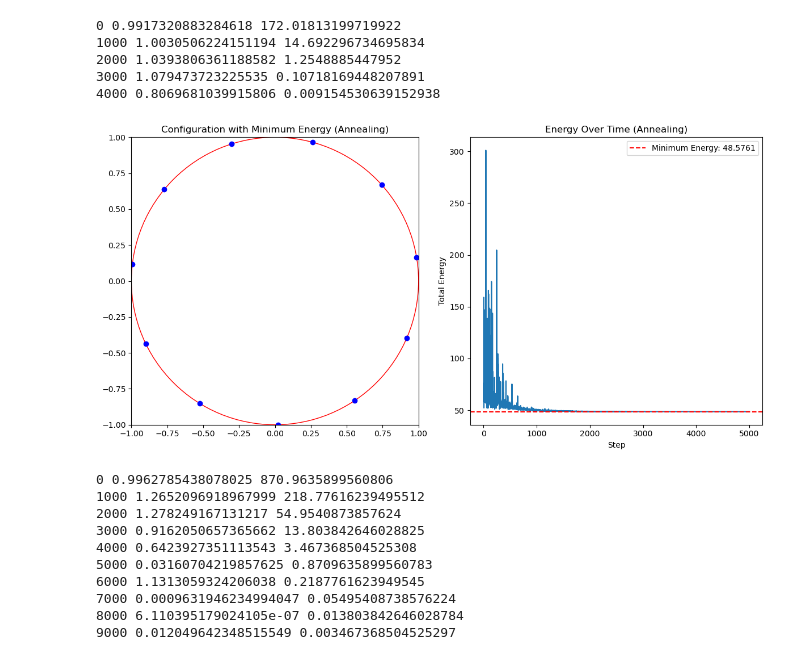
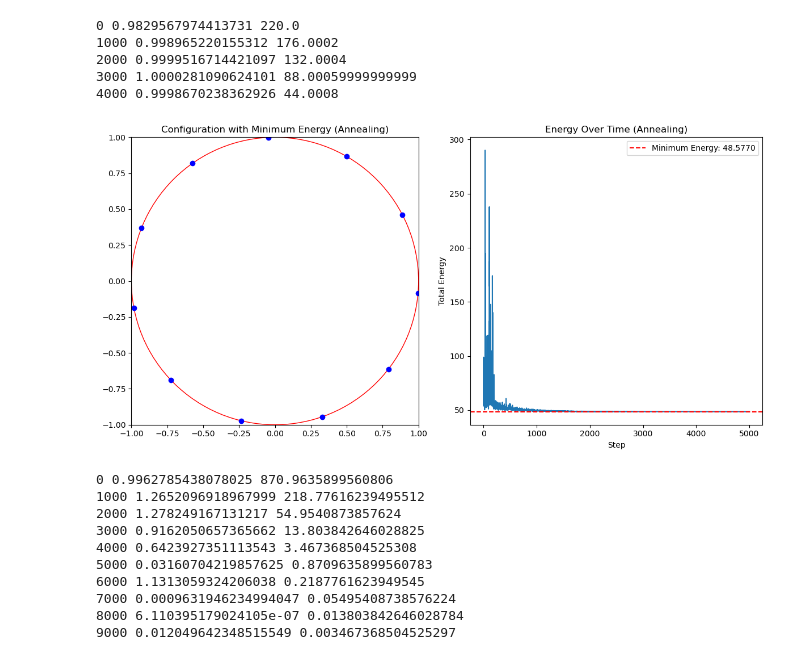
Before and after one commit to DutchProg/STSIM_ass3, a Jupyter notebook: EzradeCleen_12042137_ElinevandeLagemaat_11892900_Assignment_3.ipynb, the cells around one changed output. Cells and saved outputs as stored; diff of their text form; code cells hidden in the pictures.

Commit message:
cooling sched + markov chains

```diff
--- a/EzradeCleen_12042137_ElinevandeLagemaat_11892900_Assignment_3.ipynb
+++ b/EzradeCleen_12042137_ElinevandeLagemaat_11892900_Assignment_3.ipynb
@@ -133,7 +133,7 @@ def update_particle_positions_force_bias(particles, step_size, radius, forces):
 #     return min_energy_config, min_energy, energies
 
 
-def simulate_charged_particles_individual_steps(n, radius, steps, initial_step_size, final_step_size, initial_temp, final_temp):
+def simulate_charged_particles_individual_steps(n, radius, steps, initial_step_size, final_step_size, initial_temp, final_temp, markov_chain=100, cooling=False):
     """ Simulate the charged particles with simulated annealing, checking each individual particle move. """
     particles = initialize_particles_center_bias(n, radius)
     min_energy_config = None
@@ -144,7 +144,7 @@ def simulate_charged_particles_individual_steps(n, radius, steps, initial_step_s
     step_size = initial_step_size
 
     # Calculate the cooling and step size rates
-    cooling_rate = (final_temp / initial_temp) ** (100 / steps)
+    # cooling_rate = (final_temp / initial_temp) ** (100 / steps)
     step_rate = (final_step_size / initial_step_size) ** (1 / steps)
 
     for step in range(steps):
@@ -166,9 +166,15 @@ def simulate_charged_particles_individual_steps(n, radius, steps, initial_step_s
         energy = compute_forces_and_energy_vectorized(particles)[1]
         energies.append(energy)
 
-        # lower temperature every 100 iterations
-        if step % 100 == 0:
-            temperature*=cooling_rate
+        # lower temperature after every markov chain
+        if step % markov_chain == 0:
+            if not cooling:
+                cooling_rate = (final_temp / initial_temp) ** (markov_chain / steps)
+                temperature*=cooling_rate
+            elif cooling == 'exp':
+                temperature*=0.9
+            elif cooling == 'linear':
+                temperature = initial_temp - step*(initial_temp-final_temp)/(steps)
 
         if step % 1000 == 0:
             print(step, np.exp((current_energy - new_energy) / temperature), temperature)
@@ -182,46 +188,47 @@ def simulate_charged_particles_individual_steps(n, radius, steps, initial_step_s
     return min_energy_config, min_energy, energies
 # %%
 # Parameters
-n_particles = 11 # Number of particles
+n_particles = 11
 circle_radius = 1
-simulation_steps = 5_000
+markov_chain = 100
+simulation_steps = 50*markov_chain
 initial_step_size = 1
 final_step_size = 0.02
 initial_temperature = 20*n_particles
 final_temperature = 0.001
 
 # Run the simulation with simulated annealing
 annealing_particles, annealing_min_energy, annealing_energy_over_time = simulate_charged_particles_individual_steps(
-    n_particles, circle_radius, simulation_steps, initial_step_size, final_step_size, initial_temperature, final_temperature
+    n_particles, circle_radius, simulation_steps, initial_step_size, final_step_size, initial_temperature, final_temperature, markov_chain=markov_chain, cooling='linear'
 )
 
 fig, ax = plt.subplots(1, 2, figsize=(12, 6))
 
 # Configuration with minimum energy (annealing)
 circle = plt.Circle((0, 0), circle_radius, color='r', fill=False)
 ax[0].add_artist(circle)
 ax[0].scatter(annealing_particles[:, 0], annealing_particles[:, 1], color='blue')
 ax[0].set_xlim([-circle_radius, circle_radius])
 ax[0].set_ylim([-circle_radius, circle_radius])
 ax[0].set_title("Configuration with Minimum Energy (Annealing)")
 ax[0].set_aspect('equal', 'box')
 
 # Energy over time (annealing)
 ax[1].plot(annealing_energy_over_time)
 ax[1].set_title("Energy Over Time (Annealing)")
 ax[1].set_xlabel("Step")
 ax[1].set_ylabel("Total Energy")
 ax[1].axhline(y=annealing_min_energy, color='r', linestyle='--', label=f'Minimum Energy: {annealing_min_energy:.4f}')
 ax[1].legend()
 
 plt.tight_layout()
 # %% [output]
-0 0.9917320883284618 172.01813199719922
-1000 1.0030506224151194 14.692296734695834
-2000 1.0393806361188582 1.2548885447952
-3000 1.079473723225535 0.10718169448207891
-4000 0.8069681039915806 0.009154530639152938
+0 0.9829567974413731 220.0
+1000 0.998965220155312 176.0002
+2000 0.9999516714421097 132.0004
+3000 1.0000281090624101 88.00059999999999
+4000 0.9998670238362926 44.0008
-[figure, old version]
+[figure, new version]
 # %%
 # Parameters
 n_particles = 50 # Number of particles
```
Also changed, not shown: parts of 1 cell of this notebook.
